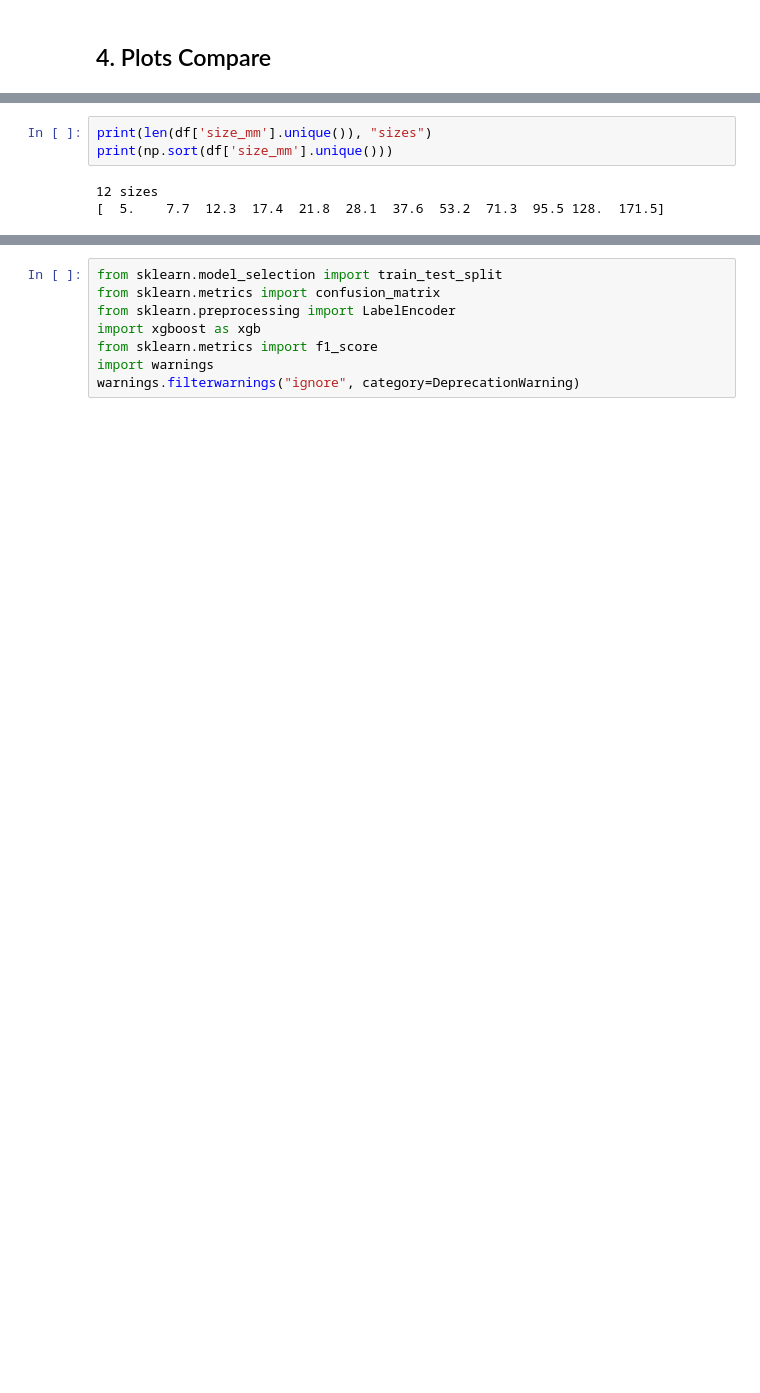
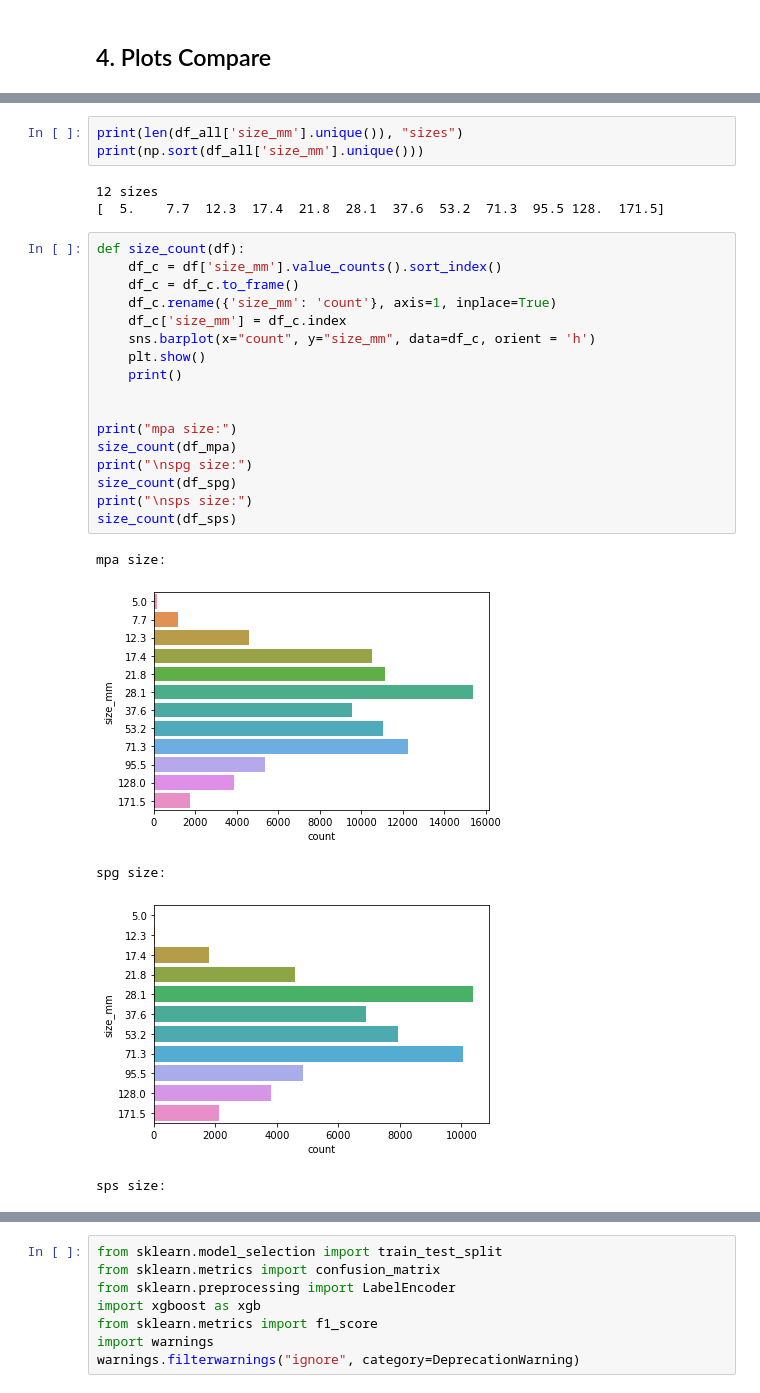
Before and after one commit to FiratSaritas/Safety-for-Alpine-Villages, a Jupyter notebook: eda/eda_F.ipynb, the cells around one changed output, grey strips where cells are left out. Saved outputs shown, nothing was run; the diff lists cells and outputs as text; blank space fills up the shorter version.

```diff
--- a/eda/eda_F.ipynb
+++ b/eda/eda_F.ipynb
@@ -150,6 +163,29 @@ plt.show()
 # %%
-print(len(df['size_mm'].unique()), "sizes")
-print(np.sort(df['size_mm'].unique()))
+print(len(df_all['size_mm'].unique()), "sizes")
+print(np.sort(df_all['size_mm'].unique()))
 # %% [output]
 12 sizes
 [  5.    7.7  12.3  17.4  21.8  28.1  37.6  53.2  71.3  95.5 128.  171.5]
+# %%
+def size_count(df):
+    df_c = df['size_mm'].value_counts().sort_index()
+    df_c = df_c.to_frame()
+    df_c.rename({'size_mm': 'count'}, axis=1, inplace=True)
+    df_c['size_mm'] = df_c.index
+    sns.barplot(x="count", y="size_mm", data=df_c, orient = 'h')
+    plt.show()
+    print()
+
+
+print("mpa size:")
+size_count(df_mpa)
+print("\nspg size:")
+size_count(df_spg)
+print("\nsps size:")
+size_count(df_sps)
+# %% [output]
+mpa size:
+[figure, added]
+spg size:
+[figure, added]
+sps size:
```
Also changed, not shown: parts of 17 cells of this notebook.
